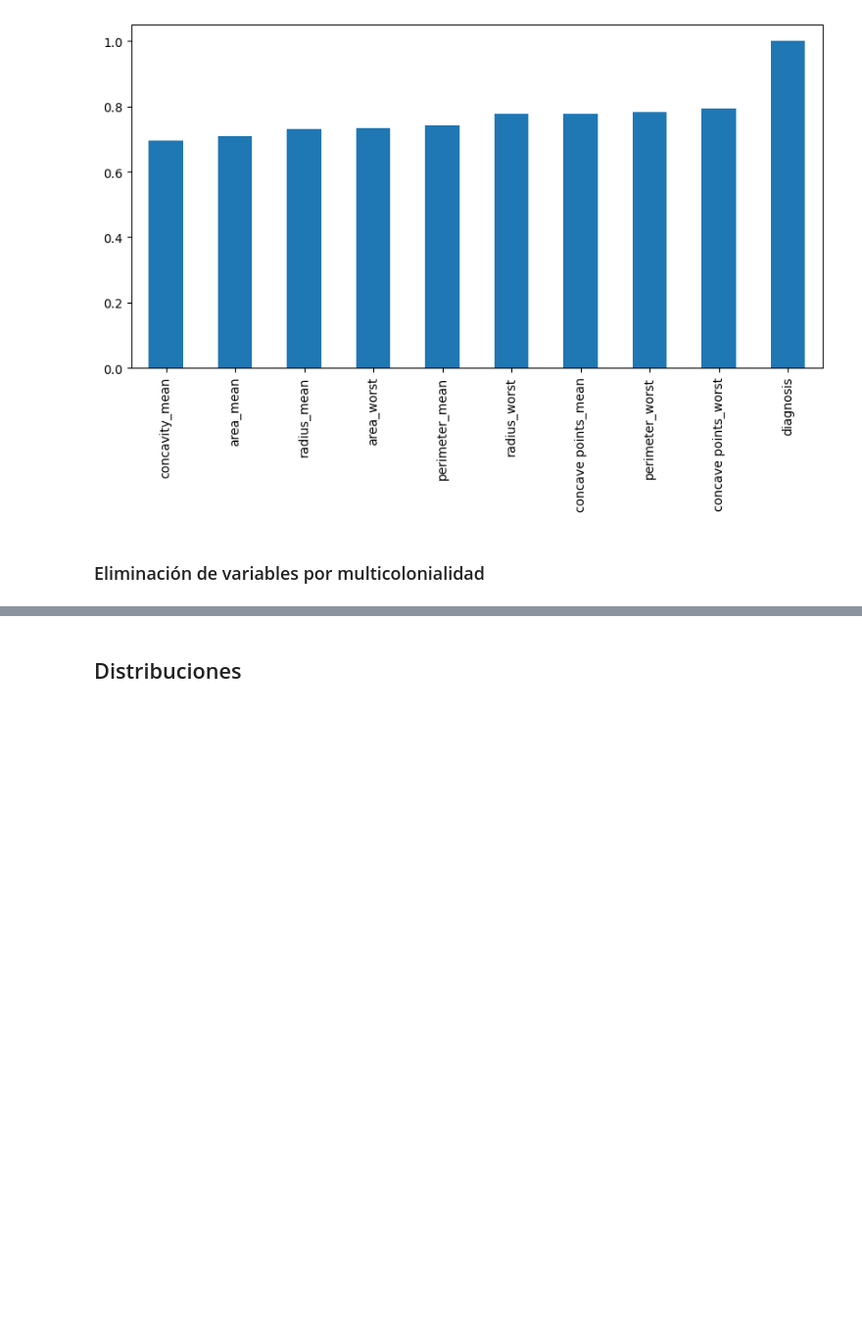
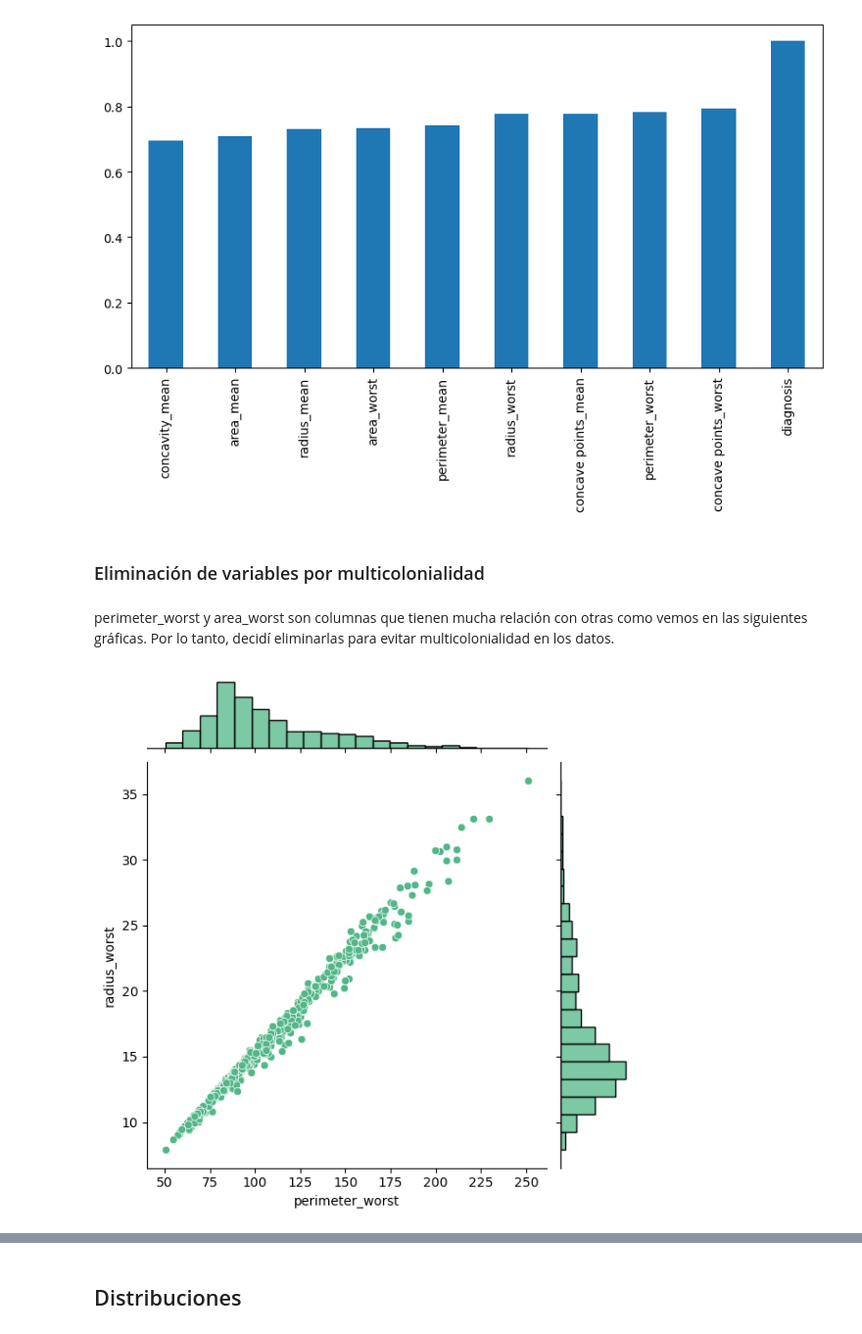
Before and after one commit to giraljv/Bc_logistic_regresion, a Jupyter notebook: breast_cancer.ipynb, the cells around one changed output, grey strips where cells are left out. Shown at 98% size. Drawn from its saved outputs; the diff is of its cells as text; code cells hidden in the pictures; blank space fills up the shorter version.

```diff
--- a/breast_cancer.ipynb
+++ b/breast_cancer.ipynb
@@ -168,3 +178,11 @@ plt.show()
 [figure]
 # %% [markdown]
 ### Eliminación de variables por multicolonialidad
+# %% [markdown]
+perimeter_worst y area_worst son columnas que tienen mucha relación con otras como vemos en las siguientes
+gráficas. Por lo tanto, decidí eliminarlas para evitar multicolonialidad en los datos.
+# %%
+sns.jointplot(df,x='perimeter_worst',y='radius_worst',color='#52b788')
+plt.show()
+# %% [output]
+[figure, added]
```
Also changed, not shown: parts of 26 cells of this notebook.
